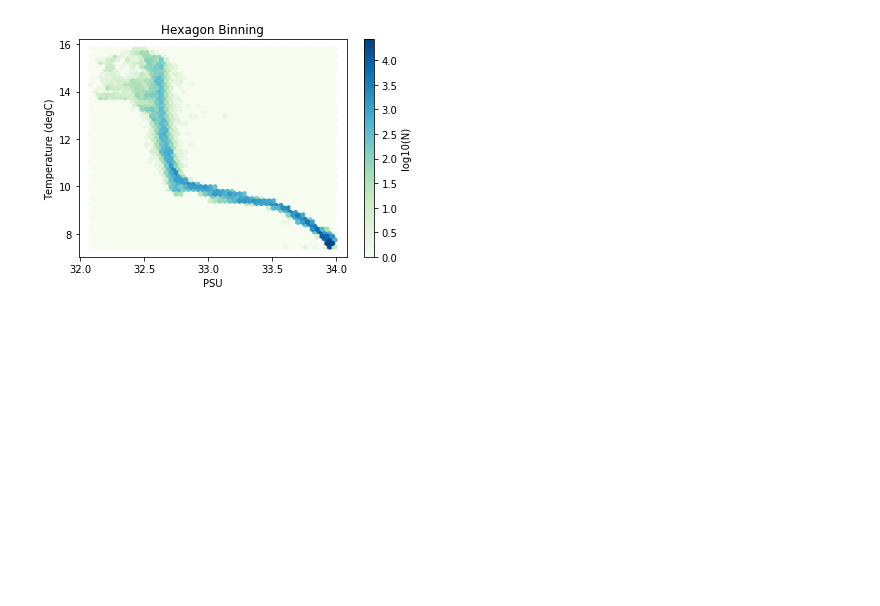
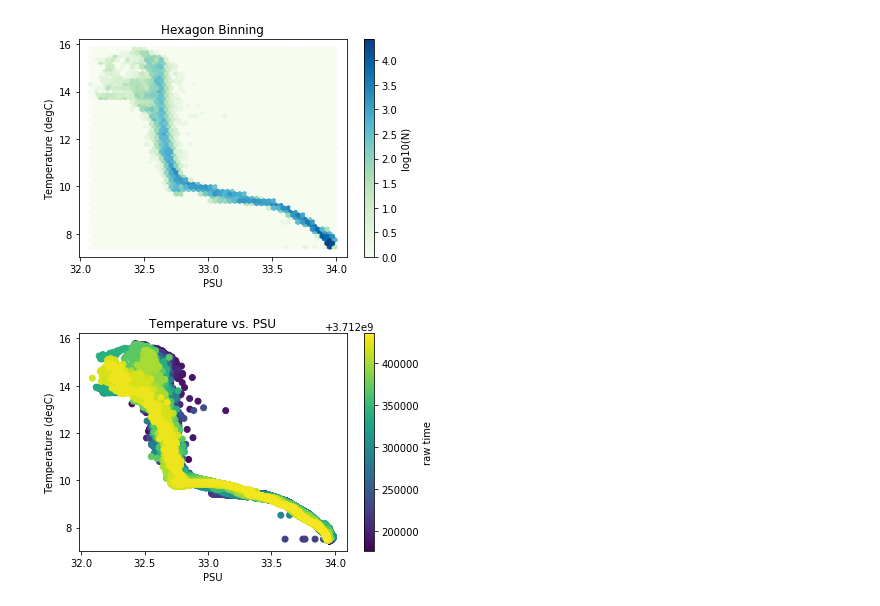
Before and after one commit to cormorack/yodapy, a Jupyter notebook: examples/yodapy_example_plots.ipynb, the cells around one changed output. Saved outputs shown, nothing was run; the diff lists cells and outputs as text; code cells hidden in the pictures; blank space fills up the shorter version.

```diff
--- a/examples/yodapy_example_plots.ipynb
+++ b/examples/yodapy_example_plots.ipynb
@@ -68,4 +80,3 @@ https://opendap.oceanobservatories.org/thredds/catalog/ooi/landungs@uw.edu/20180
 # %%
 # now, need to convert from this structure to an pandas xarray
-# we'll call it 'ds' for dataset
-ds_list = asset.to_xarray()
+ds_list = ooi.to_xarray()
@@ -102,9 +101,9 @@ Data variables:
 # %%
 # pull out values from the xarray structure
-pressure = ds['seawater_pressure'].values
-temperature = ds['seawater_temperature'].values
-psu = ds['practical_salinity'].values
-ds_time = ds['time'].values
+pressure = ds['seawater_pressure'].data
+temperature = ds['seawater_temperature'].data
+psu = ds['practical_salinity'].data
+ds_time = s2d(ds['time'].data)
 
 # quick and dirty timeseries plot of temperature for sanity check
 plt.plot(ds_time,temperature)
@@ -174,18 +173,20 @@ plt.show()
 # %%
 # Now, more complete colored scatter plot, with data plotted
 # on a temperature vs. salinty axis, color coded for time (in seconds
 # since )
 
 fig2,(ax3) = plt.subplots(nrows=1,ncols=1)
 fig2.set_size_inches(6,4)
 
-sc3 = ax3.scatter(psu,temperature,c=(ds_time))
+sc3 = ax3.scatter(psu,temperature,c=(ds.time.data))
 ax3.set_title('Temperature vs. PSU')
 ax3.set_xlabel('PSU')
 ax3.set_ylabel('Temperature (degC)')
 cb = fig.colorbar(sc3,ax=ax3)
 cb.set_label('raw time')
 plt.show()
+# %% [output]
+[figure, added]
 # %%
 # This looks interesting, with distinct upper water masses in a couple
 # different time periods.
```
Also changed, not shown: parts of 15 cells of this notebook, 2 other files.
